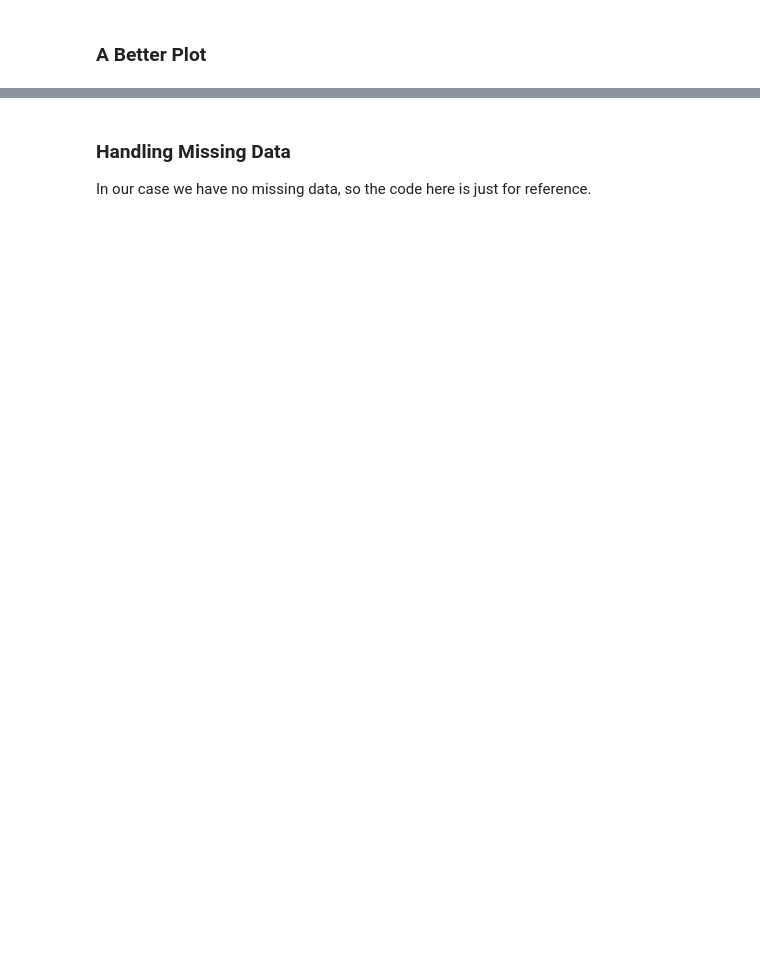
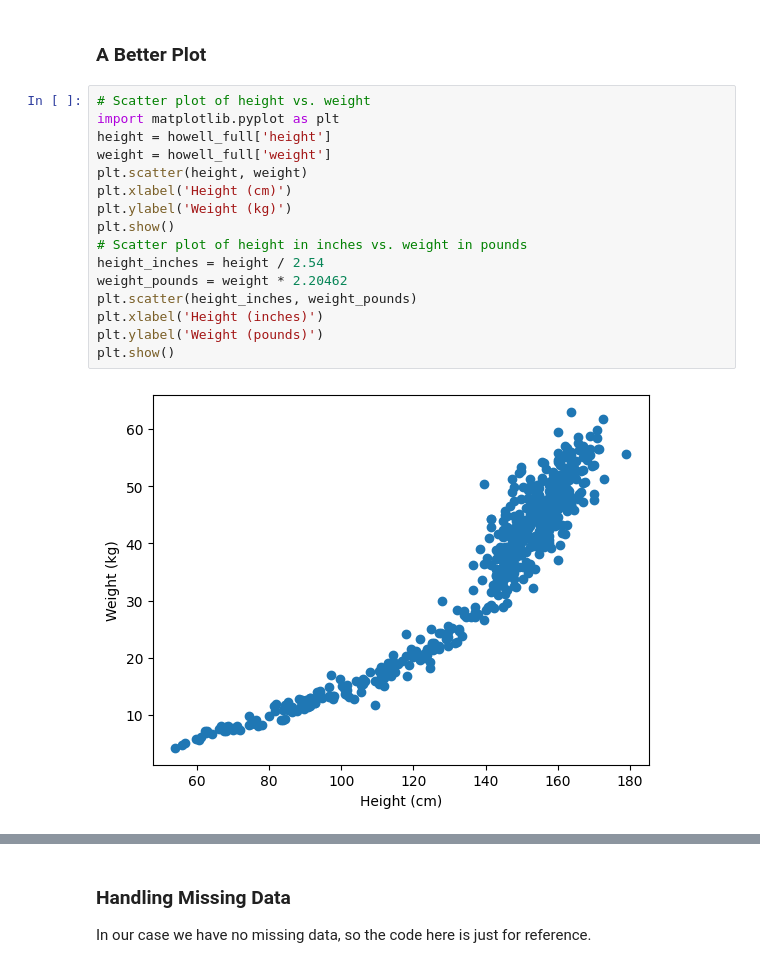
Before and after one commit to bjdawson23/applied-ml-branton, a Jupyter notebook: notebooks/example02/lab2_starter.ipynb, the cells around one changed output, grey strips where cells are left out. Saved outputs shown, nothing was run; the diff lists cells and outputs as text; blank space fills up the shorter version.

```diff
--- a/notebooks/example02/lab2_starter.ipynb
+++ b/notebooks/example02/lab2_starter.ipynb
@@ -26,2 +139,20 @@ howell_full: pd.DataFrame = pd.read_csv(data_path)
 # %% [markdown]
 ### A Better Plot
+# %%
+# Scatter plot of height vs. weight
+import matplotlib.pyplot as plt
+height = howell_full['height']
+weight = howell_full['weight']
+plt.scatter(height, weight)
+plt.xlabel('Height (cm)')
+plt.ylabel('Weight (kg)')
+plt.show()
+# Scatter plot of height in inches vs. weight in pounds
+height_inches = height / 2.54
+weight_pounds = weight * 2.20462
+plt.scatter(height_inches, weight_pounds)
+plt.xlabel('Height (inches)')
+plt.ylabel('Weight (pounds)')
+plt.show()
+# %% [output]
+[figure, added]
```
Also changed, not shown: parts of 21 cells of this notebook, 4 other files.
